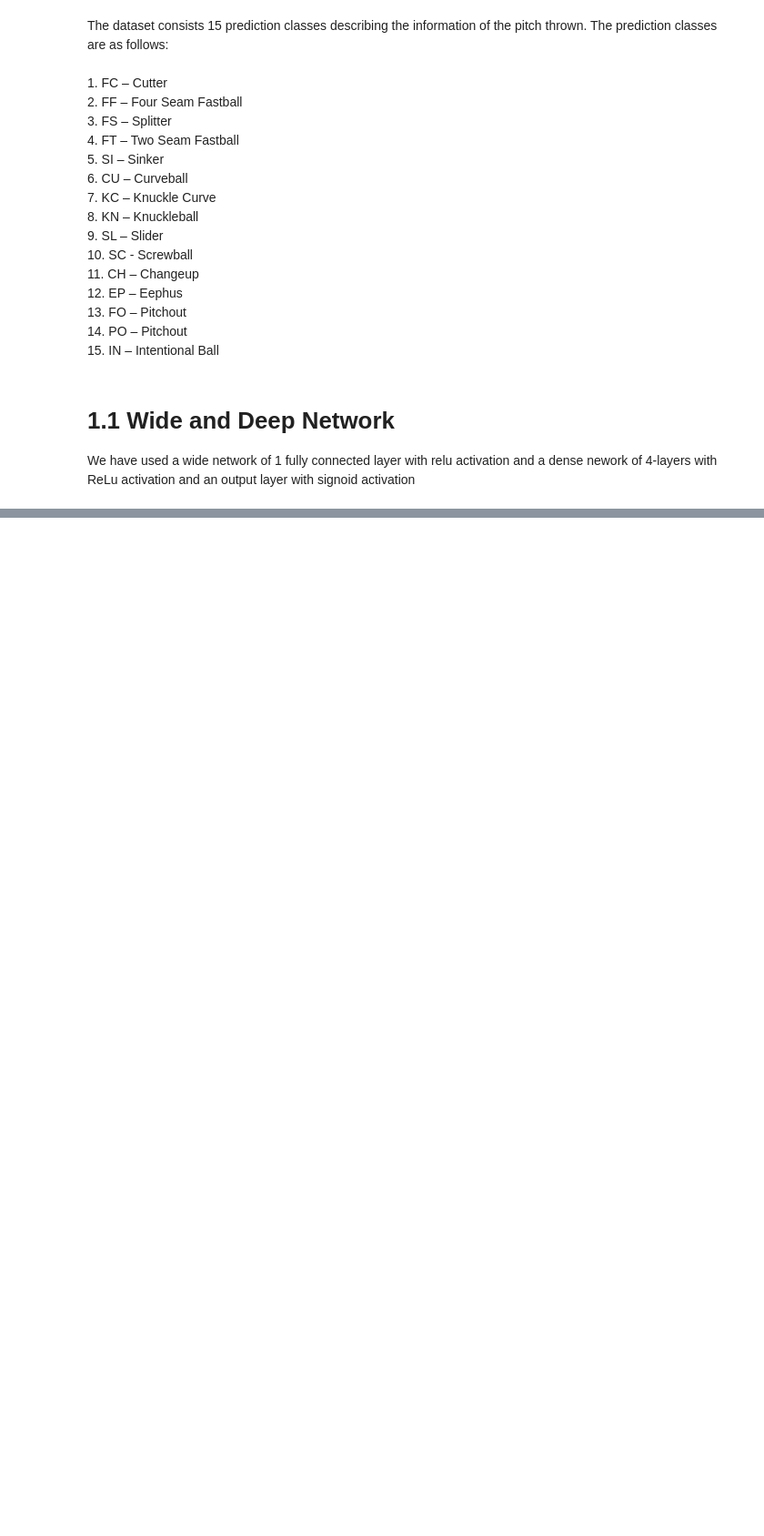
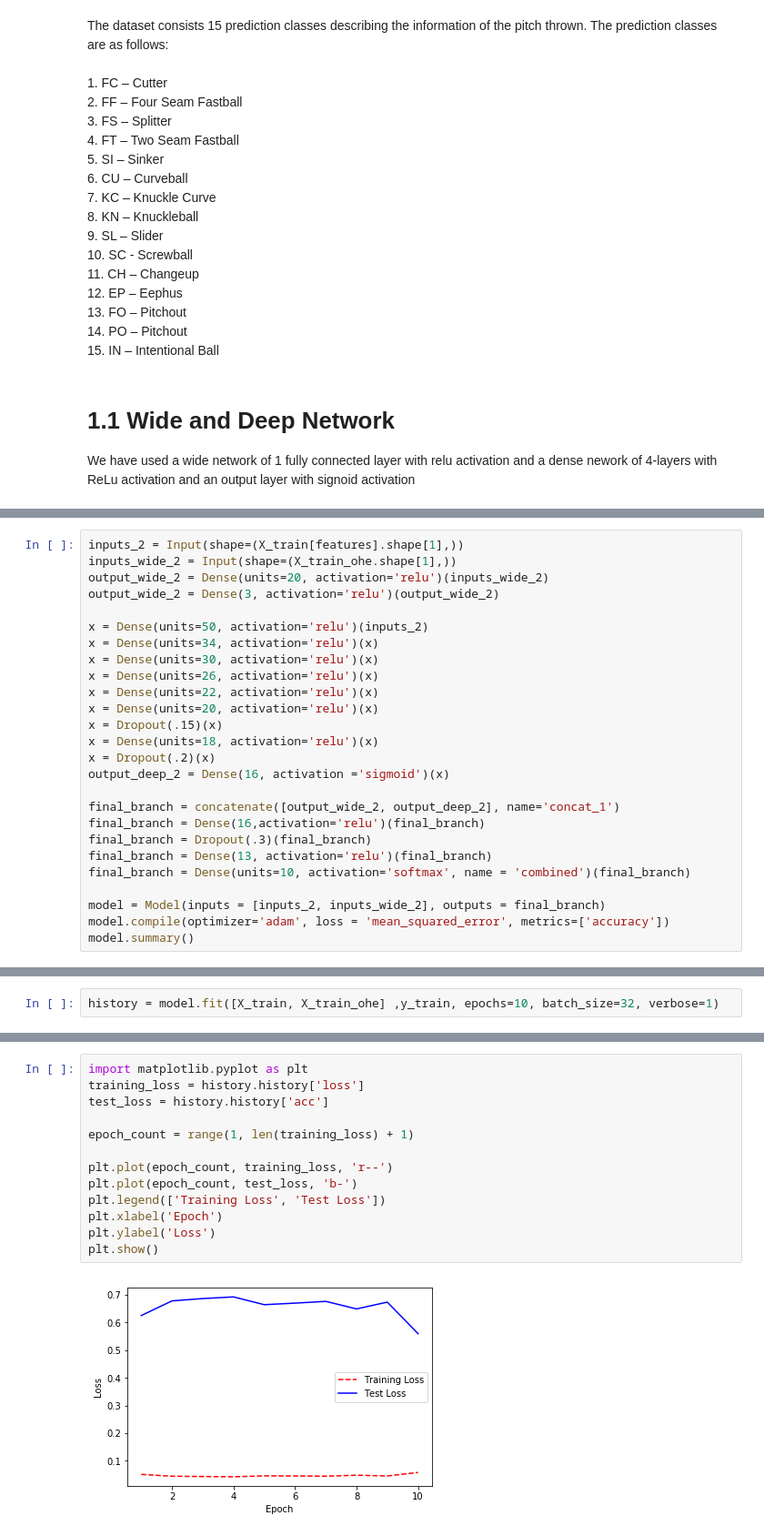
Before and after one commit to rasimon22/CSE7324, a Jupyter notebook: Lab5/Untitled.ipynb, the cells around one changed output, grey strips where cells are left out. Shown at 91% size. Drawn from its saved outputs; the diff is of its cells as text; blank space fills up the shorter version.

```diff
--- a/Lab5/Untitled.ipynb
+++ b/Lab5/Untitled.ipynb
@@ -201,0 +220,26 @@ print(mt.accuracy_score(y_test, yhat,sample_weight=weights))
+# %%
+inputs_2 = Input(shape=(X_train[features].shape[1],))
+inputs_wide_2 = Input(shape=(X_train_ohe.shape[1],))
+output_wide_2 = Dense(units=20, activation='relu')(inputs_wide_2)
+output_wide_2 = Dense(3, activation='relu')(output_wide_2)
+
+x = Dense(units=50, activation='relu')(inputs_2)
+x = Dense(units=34, activation='relu')(x)
+x = Dense(units=30, activation='relu')(x)
+x = Dense(units=26, activation='relu')(x)
+x = Dense(units=22, activation='relu')(x)
+x = Dense(units=20, activation='relu')(x)
+x = Dropout(.15)(x)
+x = Dense(units=18, activation='relu')(x)
+x = Dropout(.2)(x)
+output_deep_2 = Dense(16, activation ='sigmoid')(x)
+
+final_branch = concatenate([output_wide_2, output_deep_2], name='concat_1')
+final_branch = Dense(16,activation='relu')(final_branch)
+final_branch = Dropout(.3)(final_branch)
+final_branch = Dense(13, activation='relu')(final_branch)
+final_branch = Dense(units=10, activation='softmax', name = 'combined')(final_branch)
+
+model = Model(inputs = [inputs_2, inputs_wide_2], outputs = final_branch)
+model.compile(optimizer='adam', loss = 'mean_squared_error', metrics=['accuracy'])
+model.summary()
@@ -201,0 +264,2 @@ print(mt.accuracy_score(y_test, yhat,sample_weight=weights))
+# %%
+history = model.fit([X_train, X_train_ohe] ,y_train, epochs=10, batch_size=32, verbose=1)
@@ -201,0 +287,15 @@ print(mt.accuracy_score(y_test, yhat,sample_weight=weights))
+# %%
+import matplotlib.pyplot as plt
+training_loss = history.history['loss']
+test_loss = history.history['acc']
+
+epoch_count = range(1, len(training_loss) + 1)
+
+plt.plot(epoch_count, training_loss, 'r--')
+plt.plot(epoch_count, test_loss, 'b-')
+plt.legend(['Training Loss', 'Test Loss'])
+plt.xlabel('Epoch')
+plt.ylabel('Loss')
+plt.show()
+# %% [output]
+[figure, added]
```
Also changed, not shown: parts of 13 cells of this notebook.
